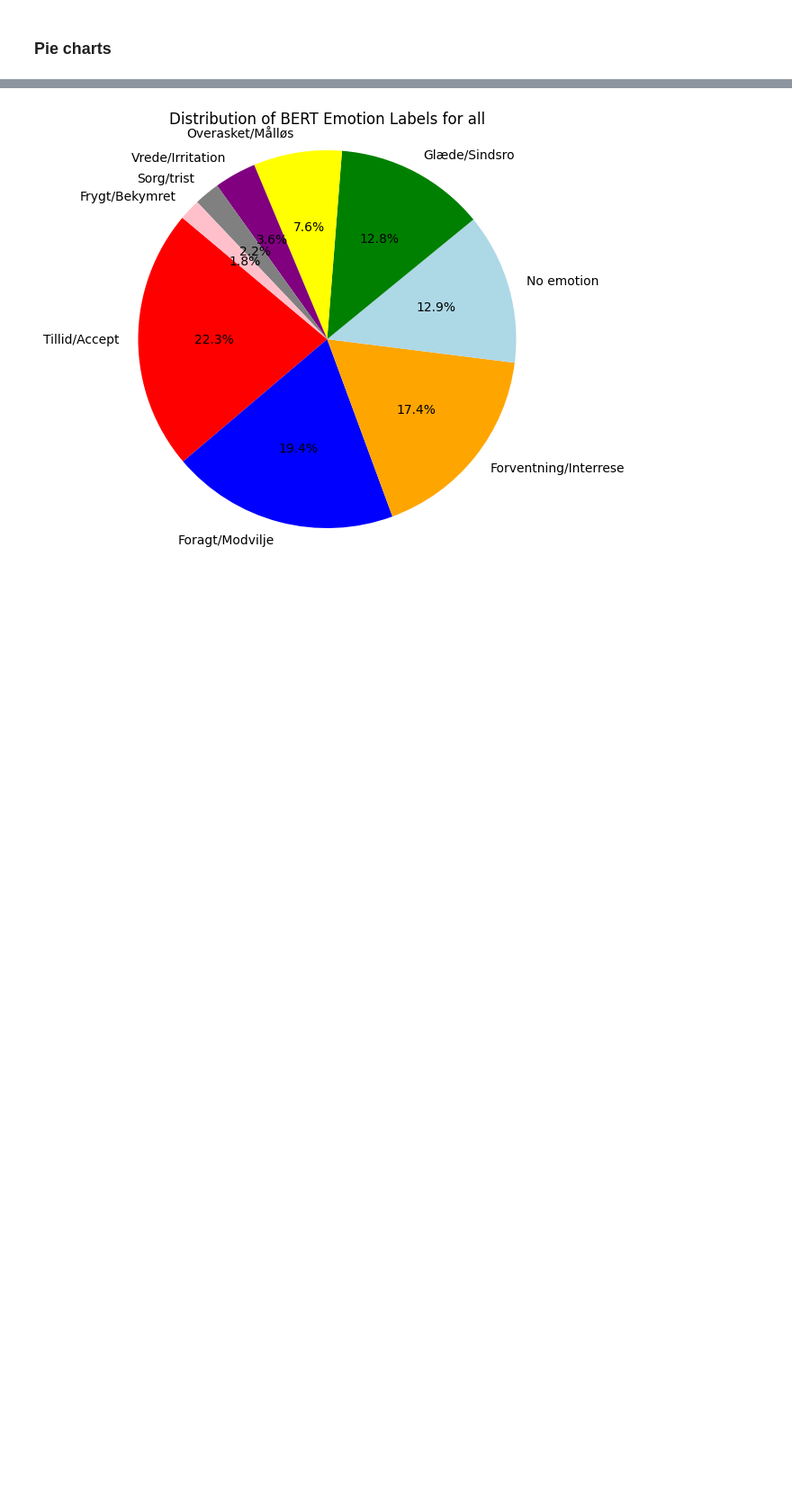
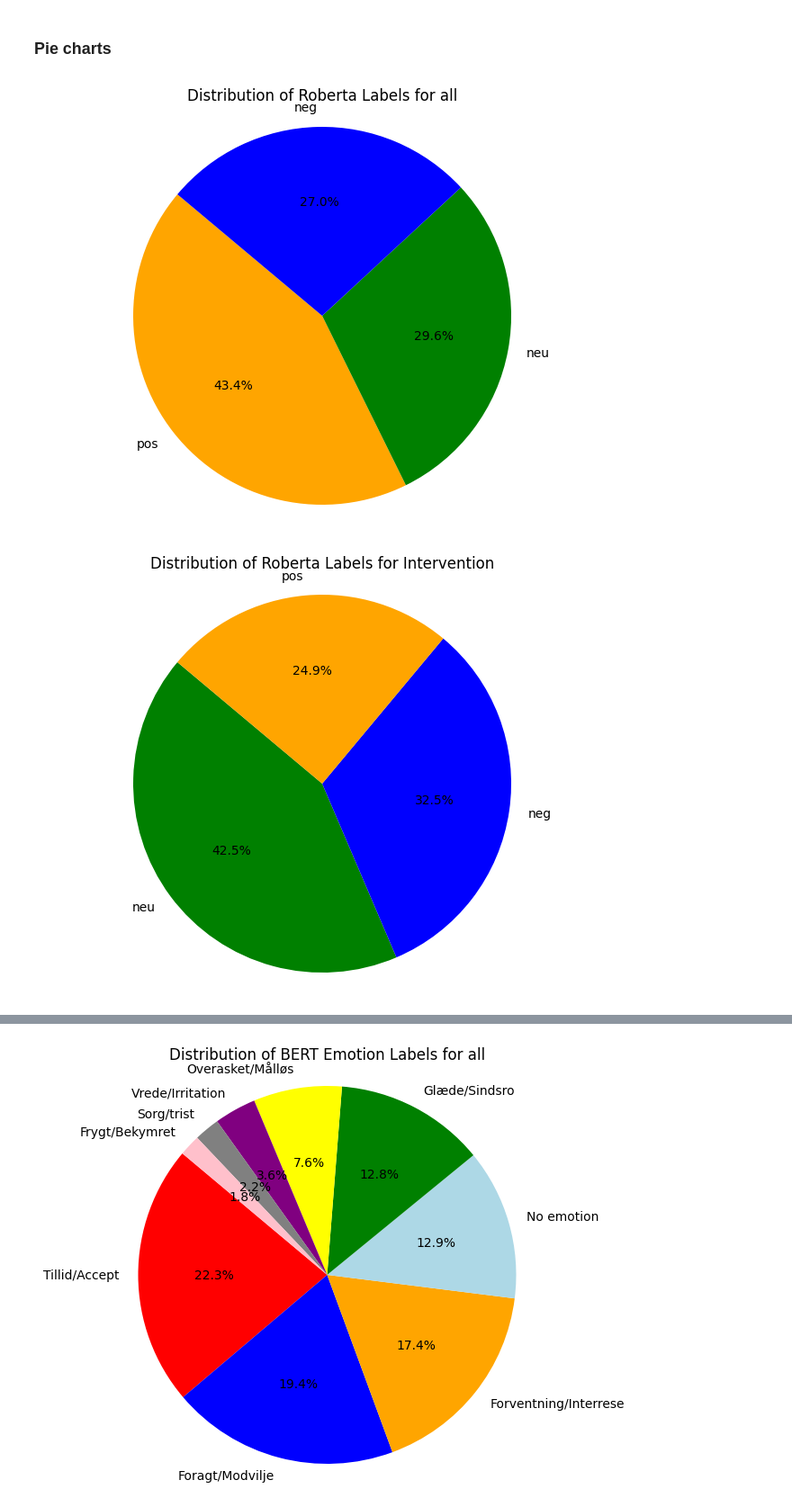
Before and after one commit to idadencker/STANDBY, a Jupyter notebook: Scripts/analysis_standby.ipynb, the cells around one changed output, grey strips where cells are left out. Shown at 90% size. Cells and saved outputs as stored; diff of their text form; code cells hidden in the pictures; blank space fills up the shorter version.

```diff
--- a/Scripts/analysis_standby.ipynb
+++ b/Scripts/analysis_standby.ipynb
@@ -1053,3 +1109,48 @@ plt.show()
 [figure]
 # %% [markdown]
 ### Pie charts
+# %%
+#pie charts of roberta label (for all, for intervention, for control)
+
+label_counts = reduced['roberta_label'].value_counts()
+
+reduced_treat = reduced[reduced['intervention'] == 'yes']
+label_counts_int = reduced_treat['roberta_label'].value_counts()
+
+reduced_cont = reduced[reduced['intervention'] == 'no']
+label_counts_cont = reduced_cont['roberta_label'].value_counts()
+
+
+
+# Define a color map for emotion categories
+color_map = {
+    'neg': 'blue',
+    'pos': 'orange',
+    'neu': 'green'
+}
+
+
+# Plotting the pie chart for all
+plt.figure(figsize=(8, 6))
+plt.pie(label_counts, labels=label_counts.index, autopct='%1.1f%%', startangle=140, colors=[color_map[label] for label in label_counts.index])
+plt.title('Distribution of Roberta Labels for all')
+plt.axis('equal')  # Equal aspect ratio ensures that pie is drawn as a circle.
+plt.show()
+
+
+# Plotting the pie chart for intervention
+plt.figure(figsize=(8, 6))
+plt.pie(label_counts_int, labels=label_counts_int.index, autopct='%1.1f%%', startangle=140, colors=[color_map[label] for label in label_counts_int.index])
+plt.title('Distribution of Roberta Labels for Intervention')
+plt.axis('equal')  # Equal aspect ratio ensures that pie is drawn as a circle.
+plt.show()
+
+# Plotting the pie chart for control
+plt.figure(figsize=(8, 6))
+plt.pie(label_counts_cont, labels=label_counts_cont.index, autopct='%1.1f%%', startangle=140, colors=[color_map[label] for label in label_counts_cont.index])
+plt.title('Distribution of Roberta Labels for Control')
+plt.axis('equal')  # Equal aspect ratio ensures that pie is drawn as a circle.
+plt.show()
+# %% [output]
+[figure, added]
+[figure, added]
```
Also changed, not shown: parts of 13 cells of this notebook, 8 other files.
